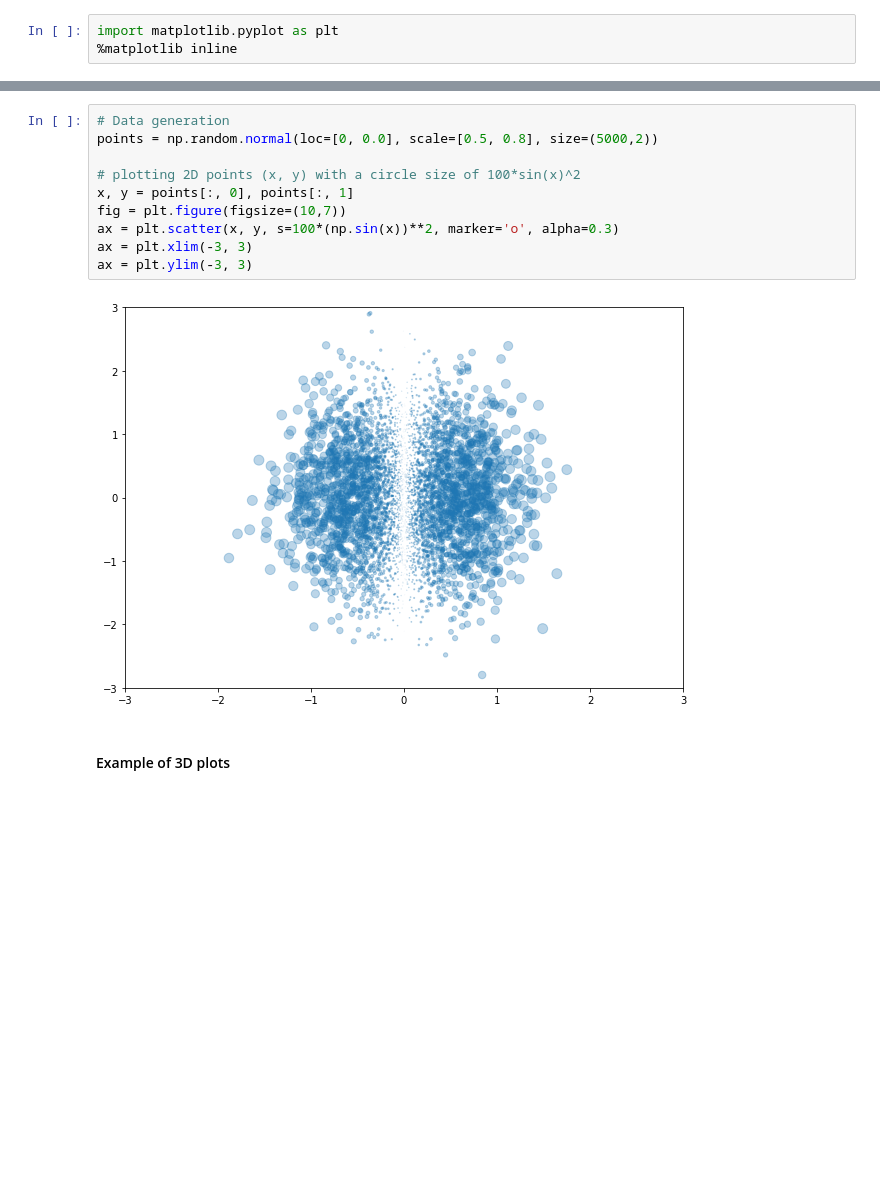
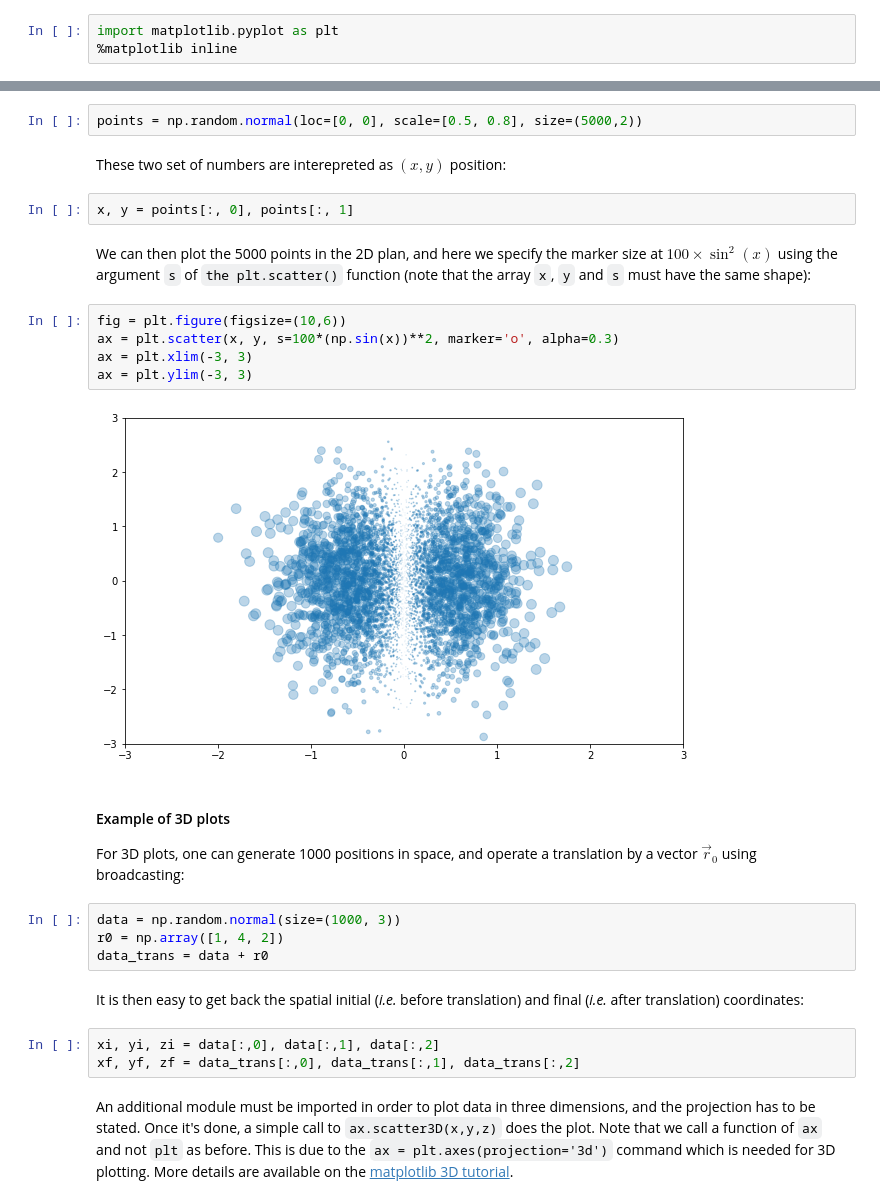
Before and after one commit to MLatCezeaux/intro_numpy, a Jupyter notebook: section1/NumpyIntroduction.ipynb, the cells around one changed output, grey strips where cells are left out. Cells and saved outputs as stored; diff of their text form; blank space fills up the shorter version.

```diff
--- a/section1/NumpyIntroduction.ipynb
+++ b/section1/NumpyIntroduction.ipynb
@@ -399,15 +458,31 @@ ax = plt.hist(x, bins=20) # x.shape = (1000, 2), interpreted as 2 histos of 1000
+# %%
+points = np.random.normal(loc=[0, 0], scale=[0.5, 0.8], size=(5000,2))
+# %% [markdown]
+These two set of numbers are interepreted as $(x,y)$ position:
+# %%
+x, y = points[:, 0], points[:, 1]
+# %% [markdown]
+We can then plot the 5000 points in the 2D plan, and here we specify the marker size at $100\times\sin^2(x)$ using the argument `s` of `the plt.scatter()` function (note that the array `x`, `y` and `s` must have the same shape):
 # %%
-# Data generation
-points = np.random.normal(loc=[0, 0.0], scale=[0.5, 0.8], size=(5000,2))
-
-# plotting 2D points (x, y) with a circle size of 100*sin(x)^2
-x, y = points[:, 0], points[:, 1]
-fig = plt.figure(figsize=(10,7))
+fig = plt.figure(figsize=(10,6))
 ax = plt.scatter(x, y, s=100*(np.sin(x))**2, marker='o', alpha=0.3)
 ax = plt.xlim(-3, 3)
 ax = plt.ylim(-3, 3)
 # %% [output]
-[figure, old version]
+[figure, new version]
-# %% [markdown]
-#### Example of 3D plots
+# %% [markdown]
+#### Example of 3D plots
+
+For 3D plots, one can generate 1000 positions in space, and operate a translation by a vector $\vec{r}_0$ using broadcasting:
+# %%
+data = np.random.normal(size=(1000, 3))
+r0 = np.array([1, 4, 2])
+data_trans = data + r0
+# %% [markdown]
+It is then easy to get back the spatial initial (*i.e.* before translation) and final (*i.e.* after translation) coordinates:
+# %%
+xi, yi, zi = data[:,0], data[:,1], data[:,2]
+xf, yf, zf = data_trans[:,0], data_trans[:,1], data_trans[:,2]
+# %% [markdown]
+An additional module must be imported in order to plot data in three dimensions, and the projection has to be stated. Once it's done, a simple call to `ax.scatter3D(x,y,z)` does the plot. Note that we call a function of `ax` and not `plt` as before. This is due to the `ax = plt.axes(projection='3d')` command which is needed for 3D plotting. More details are available on the [matplotlib 3D tutorial](https://matplotlib.org/mpl_toolkits/mplot3d/tutorial.html).
 # %%
```
Also changed, not shown: parts of 47 cells of this notebook, 2 other files.
